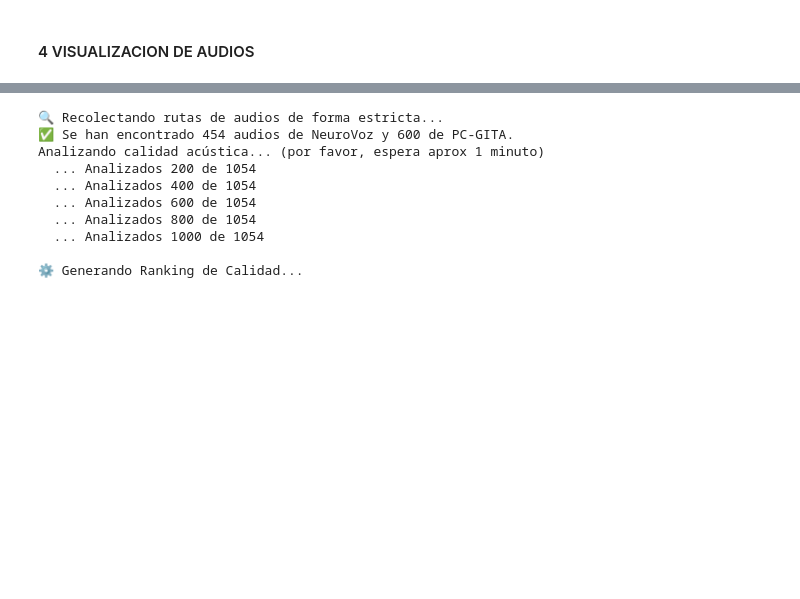
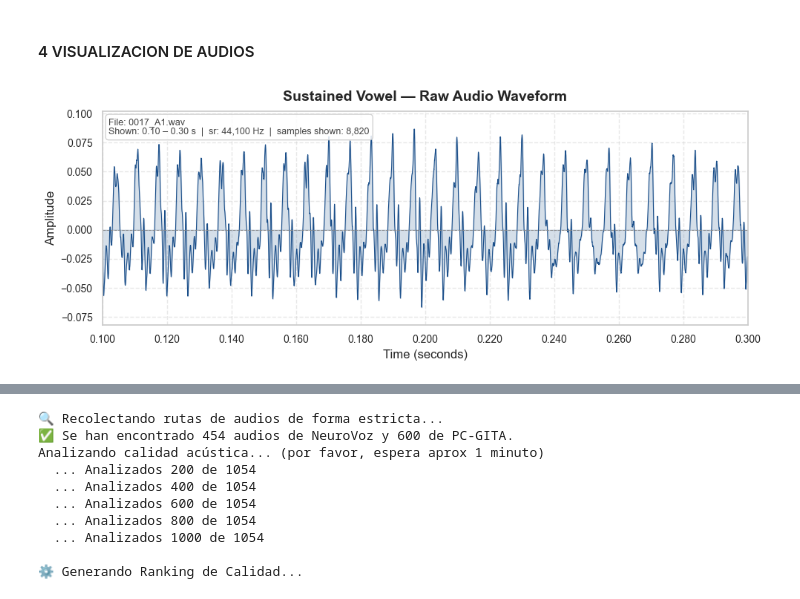
Before and after one commit to Juliahquintas/TFM-Data-Science, a Jupyter notebook: src/preprocessing/exploration.ipynb, the cells around one changed output, grey strips where cells are left out. Cells and saved outputs as stored; diff of their text form; code cells hidden in the pictures; blank space fills up the shorter version.

```diff
--- a/src/preprocessing/exploration.ipynb
+++ b/src/preprocessing/exploration.ipynb
@@ -521,6 +521,70 @@ else:
 [figure]
 # %% [markdown]
 #### 4 VISUALIZACION DE AUDIOS
+# %%
+import random, glob, os, numpy as np, librosa
+import matplotlib.pyplot as plt, matplotlib.ticker as ticker, seaborn as sns
+
+# ╔══════════════════════════════════════════╗
+# ║  PARÁMETROS — ajusta estos a tu gusto   ║
+# ╠══════════════════════════════════════════╣
+T_START    = 0.1        # segundo de inicio (float)
+T_END      = 0.3        # segundo final     (float)
+FIG_W      = 10        # ancho figura en pulgadas
+FIG_H      = 4          # alto  figura en pulgadas
+# ╚══════════════════════════════════════════╝
+
+# -- Audio aleatorio de NeuroVoz (seed fija = reproducible)
+_wavs = glob.glob(str(NEUROVOZ_DIR / 'audios' / '**' / '*.wav'), recursive=True)
+random.seed(40)
+path = random.choice(_wavs)
+
+y, sr = librosa.load(path, sr=None)
+dur   = len(y) / sr
+t     = np.linspace(0, dur, len(y), endpoint=False)
+
+# -- Recortar al intervalo deseado
+t0 = max(0, T_START)
+t1 = min(dur, T_END)
+i0, i1 = int(t0 * sr), int(t1 * sr)
+t_seg, y_seg = t[i0:i1], y[i0:i1]
+
+# -- Figura
+sns.set_theme(style='whitegrid')
+C = '#1B4F8A'
+
+fig, ax = plt.subplots(figsize=(FIG_W, FIG_H))
+
+ax.fill_between(t_seg, y_seg, alpha=0.18, color=C)
+ax.plot(t_seg, y_seg, color=C, linewidth=0.8)
+ax.axhline(0, color='#888', linewidth=0.7, linestyle='--')
+
+# Amplitud automática con un 10% de margen
+_pad = (y_seg.max() - y_seg.min()) * 0.10 or 0.05
+ax.set_ylim(y_seg.min() - _pad, y_seg.max() + _pad)
+ax.set_xlim(t0, t1)
+
+ax.set_xlabel('Time (seconds)', fontsize=12)
+ax.set_ylabel('Amplitude', fontsize=12)
+ax.set_title('Sustained Vowel — Raw Audio Waveform', fontsize=14, fontweight='bold', pad=10)
+ax.xaxis.set_major_formatter(ticker.FormatStrFormatter('%.3f'))
+ax.xaxis.set_major_locator(ticker.MaxNLocator(nbins=10))
+ax.tick_params(labelsize=10)
+ax.grid(True, linestyle='--', alpha=0.45)
+ax.margins(x=0)
+
+# Caja de info
+info = (f"File: {os.path.basename(path)}\n"
+        f"Shown: {t0:.2f} – {t1:.2f} s  |  sr: {sr:,} Hz  |  samples shown: {len(y_seg):,}")
+ax.text(0.01, 0.97, info, transform=ax.transAxes, fontsize=9,
+        va='top', color='#444',
+        bbox=dict(boxstyle='round,pad=0.35', fc='white', alpha=0.85, ec='#CCC'))
+
+plt.tight_layout()
+plt.savefig('raw_waveform_example.pdf', dpi=150, bbox_inches='tight')
+plt.show()
+# %% [output]
+[figure, added]
 # %%
 import librosa
 import numpy as np
```
Also changed, not shown: parts of 1 cell of this notebook, 21 other files.
